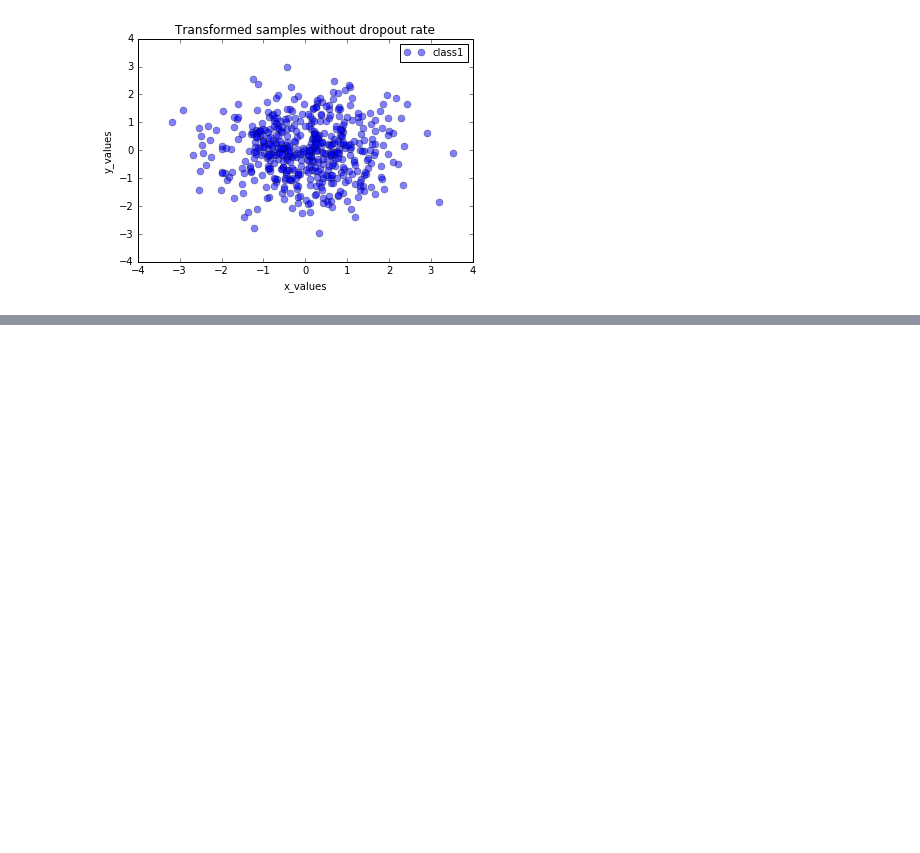
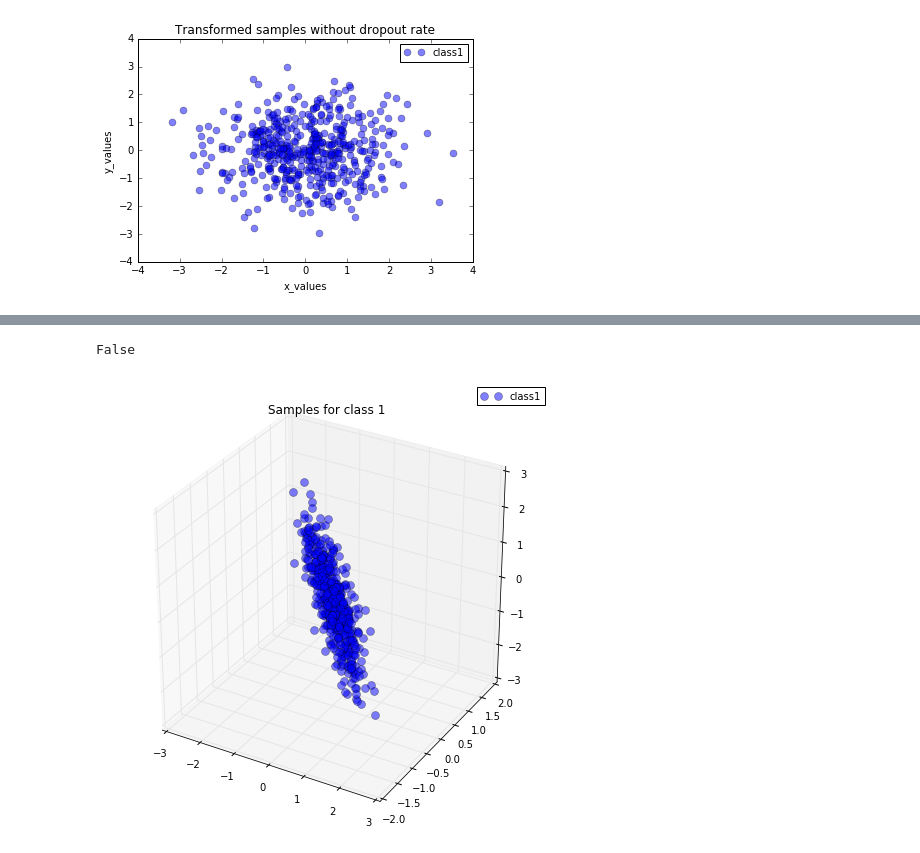
Before and after one commit to RemarkablyAverage/lab_work, a Jupyter notebook: PCA/PCA by step.ipynb, the cells around one changed output, grey strips where cells are left out. Drawn from its saved outputs; the diff is of its cells as text; code cells hidden in the pictures; blank space fills up the shorter version.

```diff
--- a/PCA/PCA by step.ipynb
+++ b/PCA/PCA by step.ipynb
@@ -52,0 +48,6 @@ sklearn_transf = sklearn_pca.fit_transform(all_samples.T)
+# %%
+print shape(all_samples.T)
+pca = sklearnPCA(n_components=2)
+fitted = pca.fit(all_samples.T)
+trans = pca.transform(all_samples.T)
+print shape(trans)
@@ -64,0 +84,5 @@ plt.show()
+# %%
+recovered = pca.inverse_transform(trans)
+recovered = recovered.T
+shape(recovered)
+#recovered
@@ -64,0 +116,4 @@ plt.show()
+# %%
+np.allclose(pca.inverse_transform(pca.transform(all_samples.T)), all_samples.T)
+# %% [output]
+False
@@ -64,0 +124,12 @@ plt.show()
+# %%
+fig = plt.figure(figsize=(8,8))
+ax = fig.add_subplot(111, projection='3d')
+plt.rcParams['legend.fontsize'] = 10
+ax.plot(recovered[0,:], recovered[1,:], recovered[2,:], 'o', markersize=8, color='blue', alpha=0.5, label='class1')
+
+plt.title('Samples for class 1')
+ax.legend(loc='upper right')
+
+plt.show()
+# %% [output]
+[figure, added]
```
Also changed, not shown: parts of 16 cells of this notebook.
